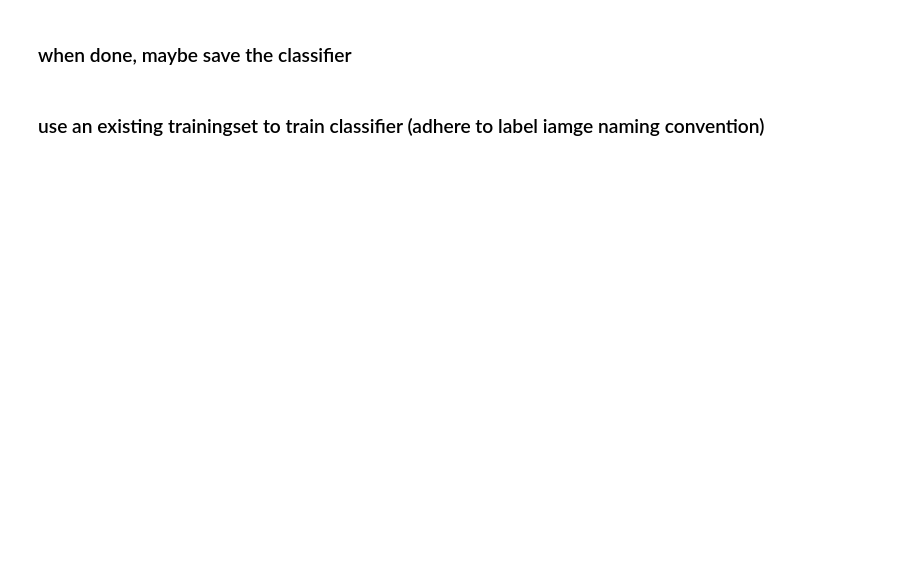
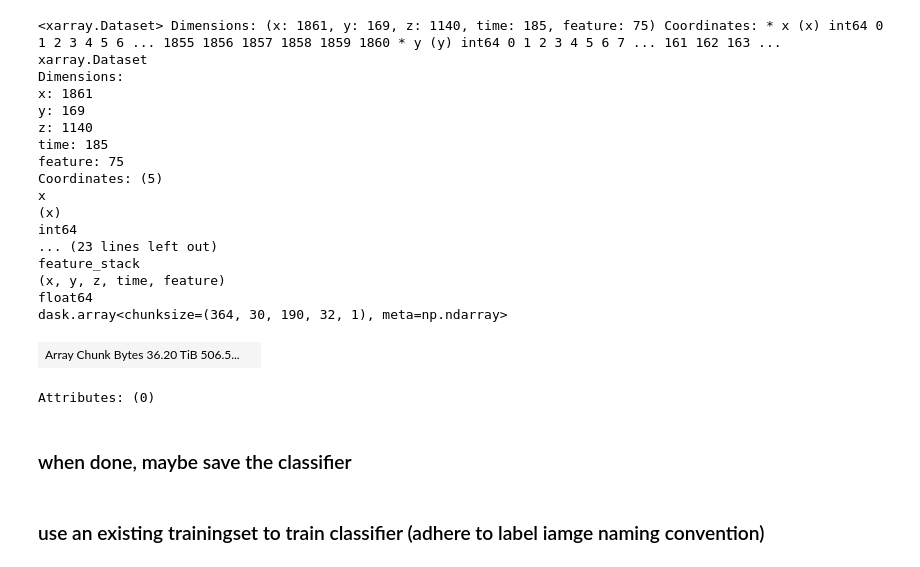
Before and after one commit to Pescatore23/pytrainseg, a Jupyter notebook: test_dask_framework_all_lazy.ipynb, the cells around one changed output. Cells and saved outputs as stored; diff of their text form; code cells hidden in the pictures; blank space fills up the shorter version.

```diff
--- a/test_dask_framework_all_lazy.ipynb
+++ b/test_dask_framework_all_lazy.ipynb
@@ -209,3 +266,25 @@ training and classifying
+# %%
+TS.feat_data
+# %% [output]
+<xarray.Dataset> Dimensions: (x: 1861, y: 169, z: 1140, time: 185, feature: 75) Coordinates: * x (x) int64 0 1 2 3 4 5 6 ... 1855 1856 1857 1858 1859 1860 * y (y) int64 0 1 2 3 4 5 6 7 ... 161 162 163 ...
+xarray.Dataset
+Dimensions:
+x: 1861
+y: 169
+z: 1140
+time: 185
+feature: 75
+Coordinates: (5)
+x
+(x)
+int64
+... (23 lines left out)
+feature_stack
+(x, y, z, time, feature)
+float64
+dask.array<chunksize=(364, 30, 190, 32, 1), meta=np.ndarray>
+| Array Chunk Bytes 36.20 TiB 506.5... |  |
+Attributes: (0)
 # %%
 # TS.current_im8 = tfs.adjust_image_contrast(TS.current_im8, 50,200)
 # %% [markdown]
```
Also changed, not shown: parts of 38 cells of this notebook, 2 other files.
